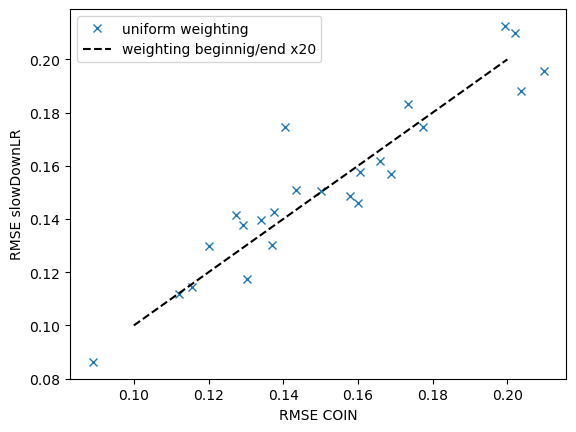
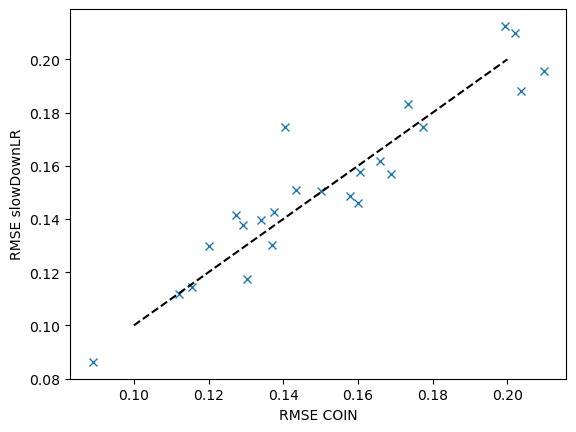
Code edit (unified diff) that turned the first committed figure into the second:
--- before
+++ after
@@ -15,3 +15,3 @@
 plt.ylabel('RMSE slowDownLR')
 plt.xlabel('RMSE COIN')
-plt.legend(['uniform weighting', 'weighting beginnig/end x20', 'COIN'])
+# plt.legend(['uniform weighting', 'weighting beginnig/end x20', 'COIN'])

Commit: advancedPeknyParadigm